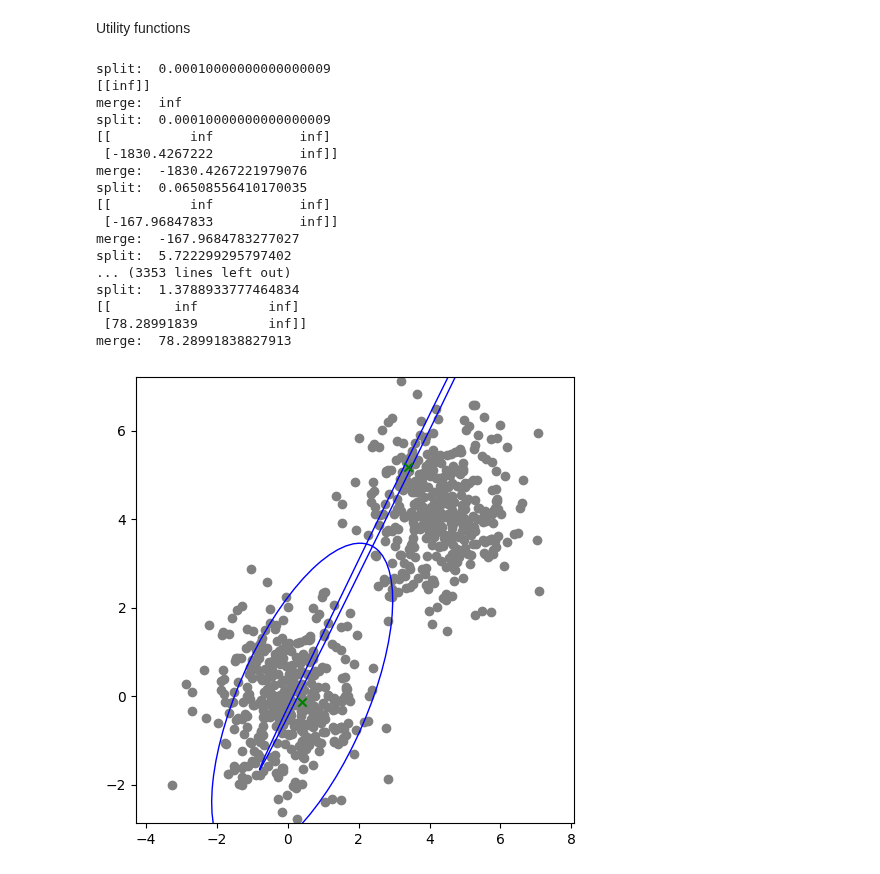
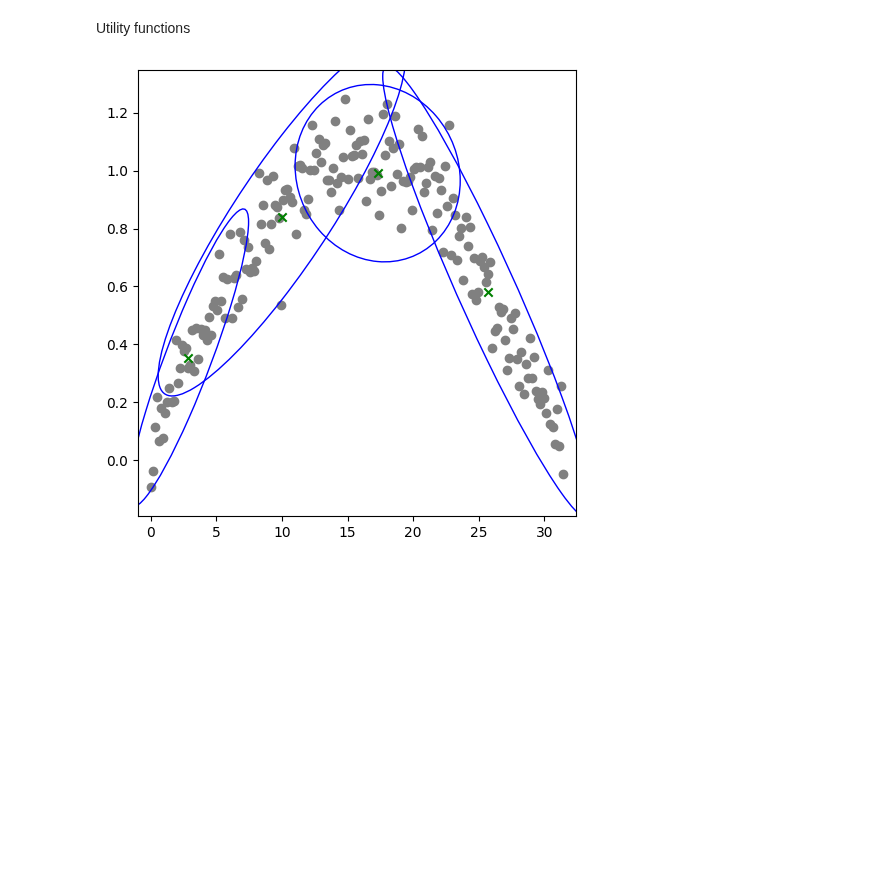
Before and after one commit to Stevan-LS/Online-DaDiL, a Jupyter notebook: Online GMM/Online GMM v2.ipynb, the cells around one changed output. Saved outputs shown, nothing was run; the diff lists cells and outputs as text; code cells hidden in the pictures; blank space fills up the shorter version.

```diff
--- a/Online GMM/Online GMM v2.ipynb
+++ b/Online GMM/Online GMM v2.ipynb
@@ -297,36 +341,20 @@ def GGMM_s_m(X, K_max, sigma0, alpha, T_sigma, T_split, T_merge):
 
     return GMM
 # %%
-data = np.random.permutation(X)
+data = np.random.permutation(X_arc)
 
 xmin, ymin = np.min(data, axis=0)[0], np.min(data, axis=0)[1]
 xmax, ymax = np.max(data, axis=0)[0], np.max(data, axis=0)[1]
 
-result = GGMM_s_m(data, 2, np.eye(2)/100, 0.3, 1, 3, 3)
+result = GGMM_v2(data, 4, np.eye(2)/1, 0.1, 1)
+#result = GGMM_s_m(data, 2, np.eye(2)/1, 0.1, 10, 3, 1)
 
 
 fig, ax = plt.subplots(1, 1, figsize=(5, 5))
 
 ax.scatter(x=data[:, 0], y=data[:, 1], color='grey', zorder = 1)
 plot_GMM2(result, fig, ax)
 #plt.gca().set_aspect('equal', adjustable='box')
 plt.tight_layout()
 # %% [output]
-split:  0.00010000000000000009
-[[inf]]
-merge:  inf
-split:  0.00010000000000000009
-[[          inf           inf]
- [-1830.4267222           inf]]
-merge:  -1830.4267221979076
-split:  0.06508556410170035
-[[          inf           inf]
- [-167.96847833           inf]]
-merge:  -167.9684783277027
-split:  5.722299295797402
-... (3353 lines left out)
-split:  1.3788933777464834
-[[        inf         inf]
- [78.28991839         inf]]
-merge:  78.28991838827913
-[figure, old version]
+[figure, new version]
```
Also changed, not shown: parts of 5 cells of this notebook.
